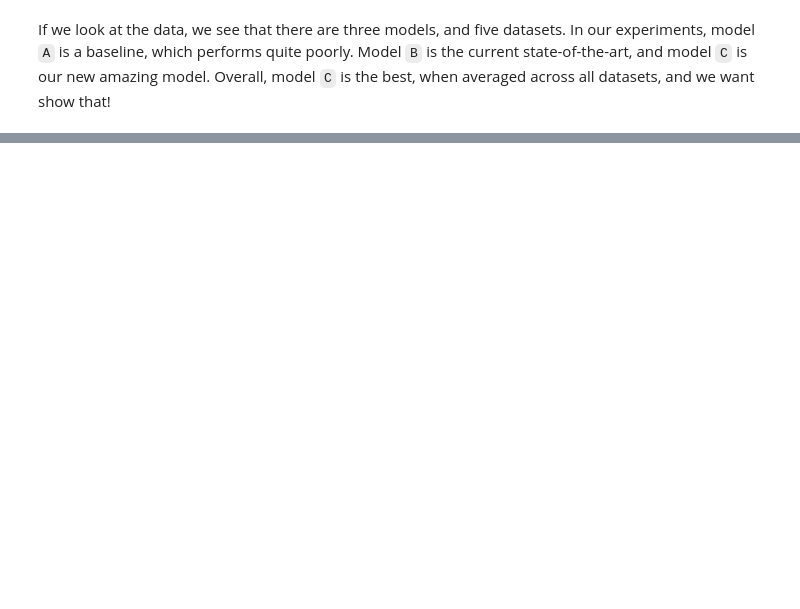
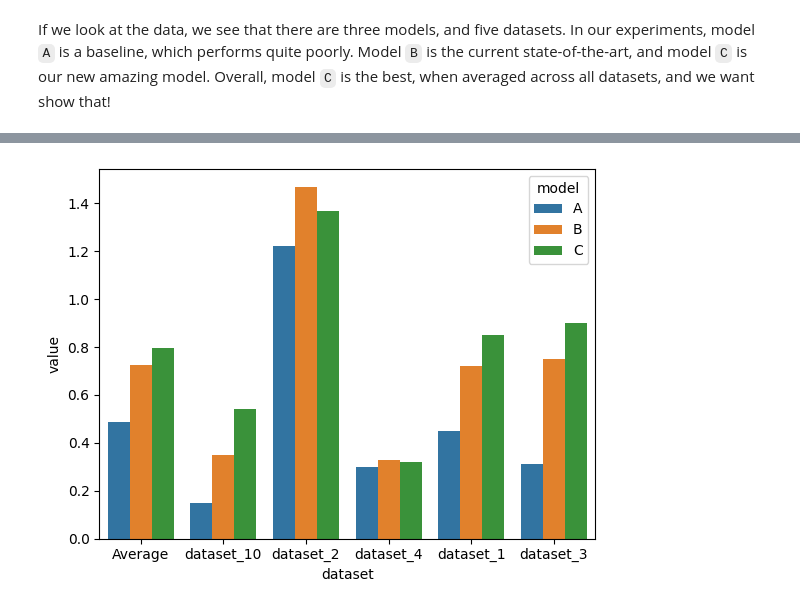
Before and after one commit to AlbertoParravicini/segretini-matplottini, a Jupyter notebook: notebooks/1_getting_started_with_barplots.ipynb, the cells around one changed output, grey strips where cells are left out. Saved outputs shown, nothing was run; the diff lists cells and outputs as text; code cells hidden in the pictures; blank space fills up the shorter version.

Commit message:
feat: add new sections to notebook 1

```diff
--- a/notebooks/1_getting_started_with_barplots.ipynb
+++ b/notebooks/1_getting_started_with_barplots.ipynb
@@ -130,0 +204,28 @@ data.groupby("model").mean(numeric_only=True).sort_values("value", ascending=Fal
+# %%
+# Load the data from the CSV;
+data = pd.read_csv("../data/notebooks/1_getting_started_with_barplots/barplot_data.csv")
+
+# Average the results of each model across datasets;
+average_results: pd.DataFrame = data.groupby("model").mean(numeric_only=True)
+
+# We want to create a new DataFrame that contains the average results.
+# To do so, we need to add the `model` and `dataset` columns back.
+# The model column is already available, and it is the index of `average_results`.
+# Let's make it a column again;
+average_results = average_results.reset_index()
+# The `dataset` column will have the value `Average` for all models, instead of being a specific dataset;
+average_results["dataset"] = "Average"
+
+# Create a new DataFrame that contains the average results.
+# The DataFrame with the average results is added first, so that it is plotted first;
+data = pd.concat([average_results, data])
+
+# Plot the results, like we did before;
+plt.rcdefaults()
+fig, ax = plt.subplots(nrows=1, ncols=1)
+sns.barplot(data=data, x="dataset", y="value", hue="model", ax=ax)
+
+# Show the barplot;
+plt.show()
+# %% [output]
+[figure, added]
```
Also changed, not shown: parts of 16 cells of this notebook, 3 other files.
